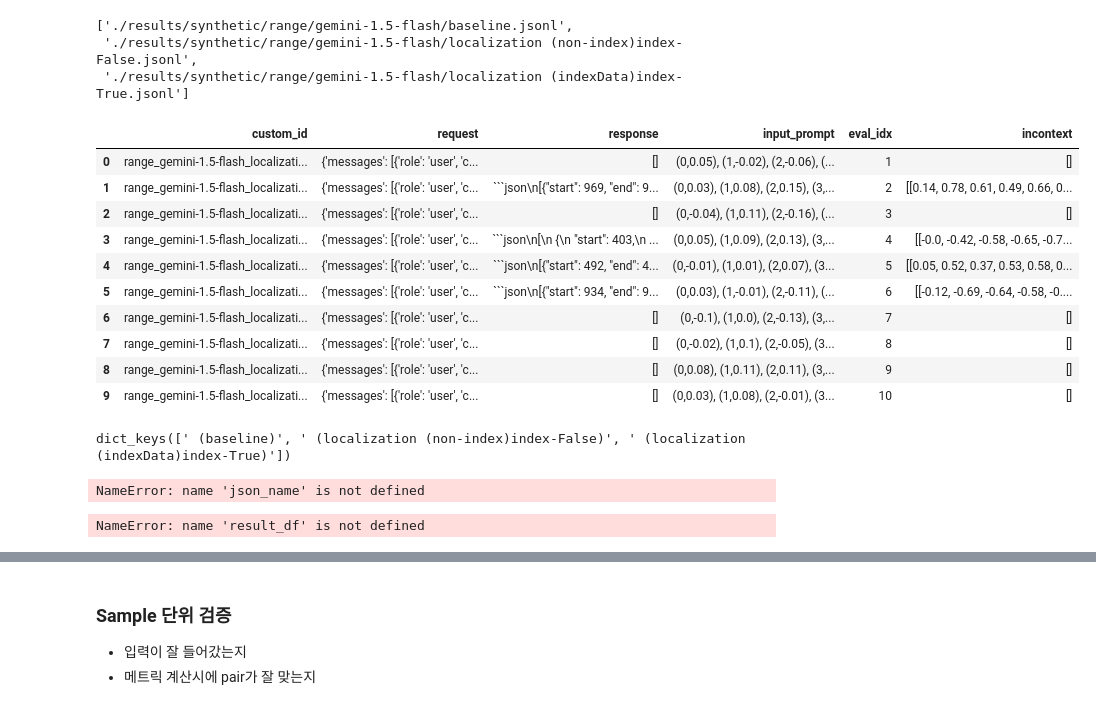
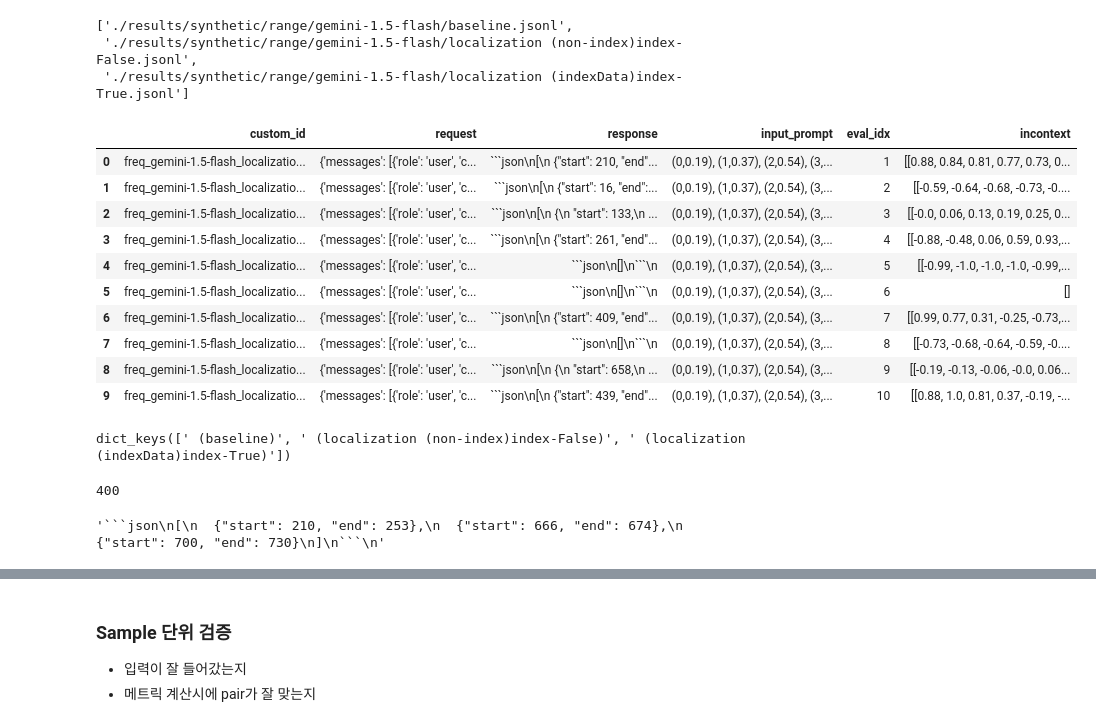
Before and after one commit to KyuDan1/AnomLLM, a Jupyter notebook: notebook/evaluation-localization.ipynb, the cells around one changed output, grey strips where cells are left out. Drawn from its saved outputs; the diff is of its cells as text; code cells hidden in the pictures.

Commit message:
eval-local

````diff
--- a/notebook/evaluation-localization.ipynb
+++ b/notebook/evaluation-localization.ipynb
@@ -132,24 +132,24 @@ aaa
  './results/synthetic/range/gemini-1.5-flash/localization (non-index)index-False.jsonl',
  './results/synthetic/range/gemini-1.5-flash/localization (indexData)index-True.jsonl']
 # %%
-json_name = './results/synthetic/range/gemini-1.5-flash/localization(rawData)_junwoo_index-True.jsonl'
+json_name = './results/synthetic/freq/gemini-1.5-flash/localization (indexData)index-True.jsonl'
 result_df = pd.read_json(json_name, lines=True)
 result_df['input_prompt'] = result_df['request'].apply(lambda x:x['messages'][0]['content'])
 result_df['eval_idx'] = result_df['custom_id'].apply(lambda x:int(x.split('_')[-1]))
 result_df['incontext'] = result_df['input_prompt'].apply(lambda x:extract_anomaly_sequences(x))
 result_df.head(10)
 # %% [output]
 |  | custom_id | request | response | input_prompt | eval_idx | incontext |
-| 0 | range_gemini-1.5-flash_localizati... | {'messages': [{'role': 'user', 'c... | [] | (0,0.05), (1,-0.02), (2,-0.06), (... | 1 | [] |
-| 1 | range_gemini-1.5-flash_localizati... | {'messages': [{'role': 'user', 'c... | ```json\n[{"start": 969, "end": 9... | (0,0.03), (1,0.08), (2,0.15), (3,... | 2 | [[0.14, 0.78, 0.61, 0.49, 0.66, 0... |
-| 2 | range_gemini-1.5-flash_localizati... | {'messages': [{'role': 'user', 'c... | [] | (0,-0.04), (1,0.11), (2,-0.16), (... | 3 | [] |
-| 3 | range_gemini-1.5-flash_localizati... | {'messages': [{'role': 'user', 'c... | ```json\n[\n {\n "start": 403,\n ... | (0,0.05), (1,0.09), (2,0.13), (3,... | 4 | [[-0.0, -0.42, -0.58, -0.65, -0.7... |
-| 4 | range_gemini-1.5-flash_localizati... | {'messages': [{'role': 'user', 'c... | ```json\n[{"start": 492, "end": 4... | (0,-0.01), (1,0.01), (2,0.07), (3... | 5 | [[0.05, 0.52, 0.37, 0.53, 0.58, 0... |
-| 5 | range_gemini-1.5-flash_localizati... | {'messages': [{'role': 'user', 'c... | ```json\n[{"start": 934, "end": 9... | (0,0.03), (1,-0.01), (2,-0.11), (... | 6 | [[-0.12, -0.69, -0.64, -0.58, -0.... |
-| 6 | range_gemini-1.5-flash_localizati... | {'messages': [{'role': 'user', 'c... | [] | (0,-0.1), (1,0.0), (2,-0.13), (3,... | 7 | [] |
-| 7 | range_gemini-1.5-flash_localizati... | {'messages': [{'role': 'user', 'c... | [] | (0,-0.02), (1,0.1), (2,-0.05), (3... | 8 | [] |
-| 8 | range_gemini-1.5-flash_localizati... | {'messages': [{'role': 'user', 'c... | [] | (0,0.08), (1,0.11), (2,0.11), (3,... | 9 | [] |
-| 9 | range_gemini-1.5-flash_localizati... | {'messages': [{'role': 'user', 'c... | [] | (0,0.03), (1,0.08), (2,-0.01), (3... | 10 | [] |
+| 0 | freq_gemini-1.5-flash_localizatio... | {'messages': [{'role': 'user', 'c... | ```json\n[\n {"start": 210, "end"... | (0,0.19), (1,0.37), (2,0.54), (3,... | 1 | [[0.88, 0.84, 0.81, 0.77, 0.73, 0... |
+| 1 | freq_gemini-1.5-flash_localizatio... | {'messages': [{'role': 'user', 'c... | ```json\n[\n {"start": 16, "end":... | (0,0.19), (1,0.37), (2,0.54), (3,... | 2 | [[-0.59, -0.64, -0.68, -0.73, -0.... |
+| 2 | freq_gemini-1.5-flash_localizatio... | {'messages': [{'role': 'user', 'c... | ```json\n[\n {\n "start": 133,\n ... | (0,0.19), (1,0.37), (2,0.54), (3,... | 3 | [[-0.0, 0.06, 0.13, 0.19, 0.25, 0... |
+| 3 | freq_gemini-1.5-flash_localizatio... | {'messages': [{'role': 'user', 'c... | ```json\n[\n {"start": 261, "end"... | (0,0.19), (1,0.37), (2,0.54), (3,... | 4 | [[-0.88, -0.48, 0.06, 0.59, 0.93,... |
+| 4 | freq_gemini-1.5-flash_localizatio... | {'messages': [{'role': 'user', 'c... | ```json\n[]\n```\n | (0,0.19), (1,0.37), (2,0.54), (3,... | 5 | [[-0.99, -1.0, -1.0, -1.0, -0.99,... |
+| 5 | freq_gemini-1.5-flash_localizatio... | {'messages': [{'role': 'user', 'c... | ```json\n[]\n```\n | (0,0.19), (1,0.37), (2,0.54), (3,... | 6 | [] |
+| 6 | freq_gemini-1.5-flash_localizatio... | {'messages': [{'role': 'user', 'c... | ```json\n[\n {"start": 409, "end"... | (0,0.19), (1,0.37), (2,0.54), (3,... | 7 | [[0.99, 0.77, 0.31, -0.25, -0.73,... |
+| 7 | freq_gemini-1.5-flash_localizatio... | {'messages': [{'role': 'user', 'c... | ```json\n[]\n```\n | (0,0.19), (1,0.37), (2,0.54), (3,... | 8 | [[-0.73, -0.68, -0.64, -0.59, -0.... |
+| 8 | freq_gemini-1.5-flash_localizatio... | {'messages': [{'role': 'user', 'c... | ```json\n[\n {\n "start": 658,\n ... | (0,0.19), (1,0.37), (2,0.54), (3,... | 9 | [[-0.19, -0.13, -0.06, -0.0, 0.06... |
+| 9 | freq_gemini-1.5-flash_localizatio... | {'messages': [{'role': 'user', 'c... | ```json\n[\n {"start": 439, "end"... | (0,0.19), (1,0.37), (2,0.54), (3,... | 10 | [[0.88, 1.0, 0.81, 0.37, -0.19, -... |
 # %%
 raw_result = collect_results(f'./results/synthetic/{data_name}/{model_name}/')
 raw_result.keys()
@@ -160,12 +160,12 @@ key_name = json_name.split('/')[-1].replace('.jsonl', '')
 target_res = raw_result[f' ({key_name})']
 len(target_res)
 # %% [output]
-NameError: name 'json_name' is not defined
+400
 # %%
 vis_idx = 0
 result_df['response'].iloc[vis_idx]
 # %% [output]
-NameError: name 'result_df' is not defined
+'```json\n[\n  {"start": 210, "end": 253},\n  {"start": 666, "end": 674},\n  {"start": 700, "end": 730}\n]\n```\n'
 # %%
 print(result_df['input_prompt'].iloc[vis_idx])
 # %% [output]
````
Also changed, not shown: parts of 14 cells of this notebook.
